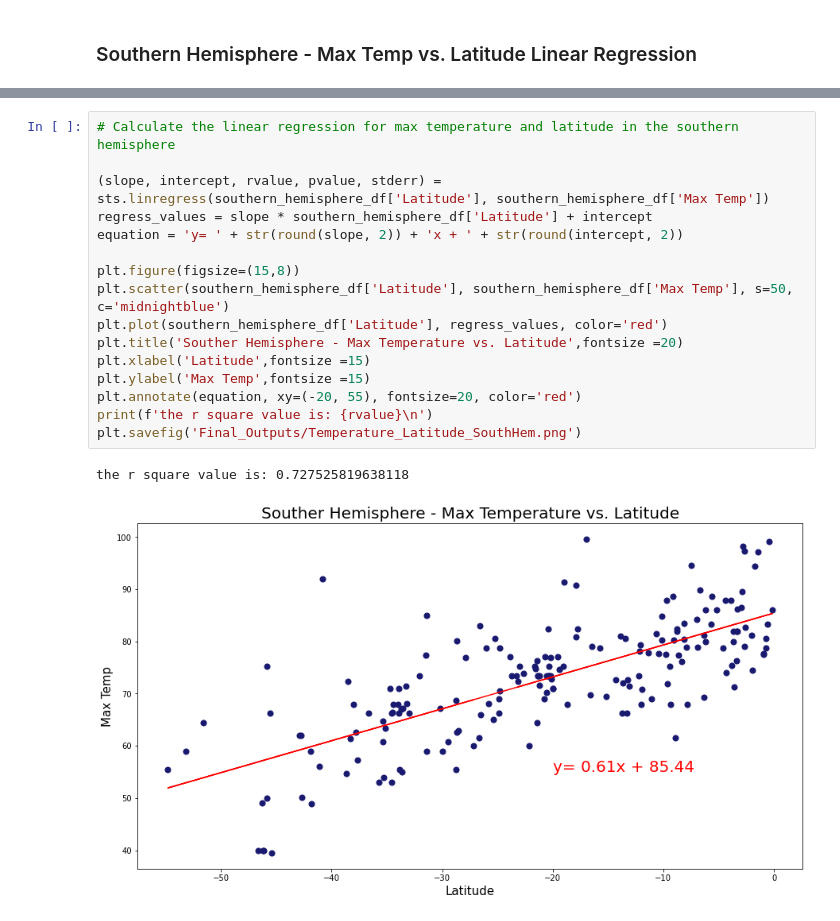
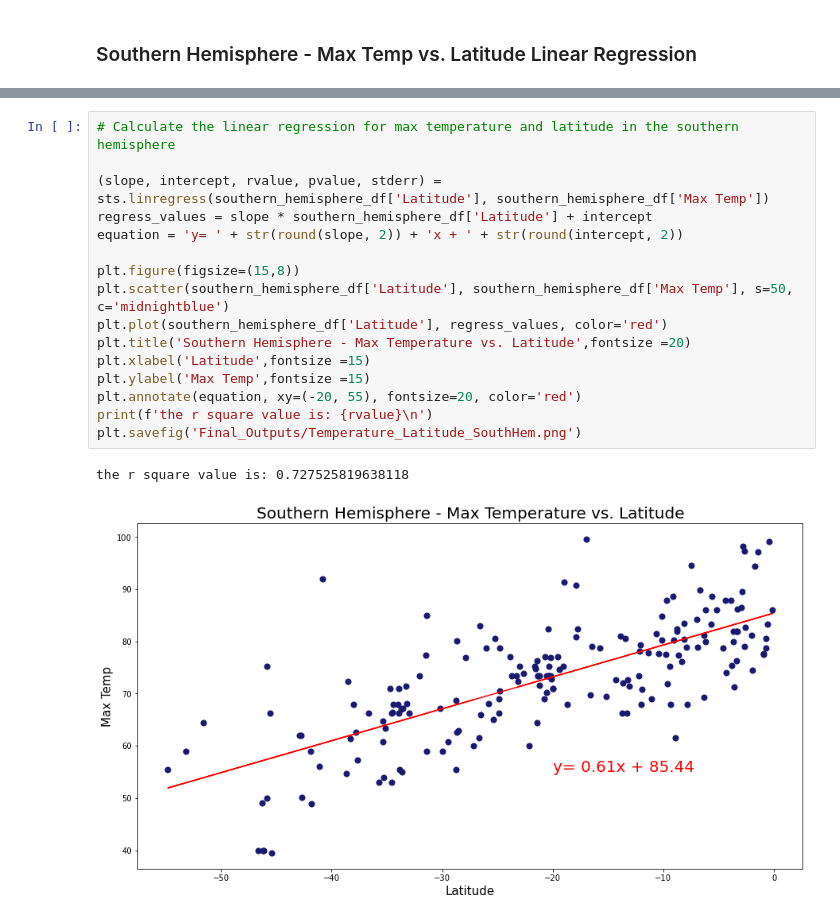
Before and after one commit to JimKTran/UofT-BCS-Python-API-Challenge, a Jupyter notebook: WeatherPy/WeatherPy_Final.ipynb, the cells around one changed output, grey strips where cells are left out. Saved outputs shown, nothing was run; the diff lists cells and outputs as text.

```diff
--- a/WeatherPy/WeatherPy_Final.ipynb
+++ b/WeatherPy/WeatherPy_Final.ipynb
@@ -263,19 +270,19 @@ the r square value is: -0.8605267415804564
 # %%
 # Calculate the linear regression for max temperature and latitude in the southern hemisphere
 
 (slope, intercept, rvalue, pvalue, stderr) = sts.linregress(southern_hemisphere_df['Latitude'], southern_hemisphere_df['Max Temp'])
 regress_values = slope * southern_hemisphere_df['Latitude'] + intercept
 equation = 'y= ' + str(round(slope, 2)) + 'x + ' + str(round(intercept, 2))
 
 plt.figure(figsize=(15,8))
 plt.scatter(southern_hemisphere_df['Latitude'], southern_hemisphere_df['Max Temp'], s=50, c='midnightblue')
 plt.plot(southern_hemisphere_df['Latitude'], regress_values, color='red')
-plt.title('Souther Hemisphere - Max Temperature vs. Latitude',fontsize =20)
+plt.title('Southern Hemisphere - Max Temperature vs. Latitude',fontsize =20)
 plt.xlabel('Latitude',fontsize =15)
 plt.ylabel('Max Temp',fontsize =15)
 plt.annotate(equation, xy=(-20, 55), fontsize=20, color='red')
 print(f'the r square value is: {rvalue}\n')
 plt.savefig('Final_Outputs/Temperature_Latitude_SouthHem.png')
 # %% [output]
 the r square value is: 0.727525819638118
-[figure, old version]
+[figure, new version]
```
Also changed, not shown: parts of 2 cells of this notebook, 2 other files.
